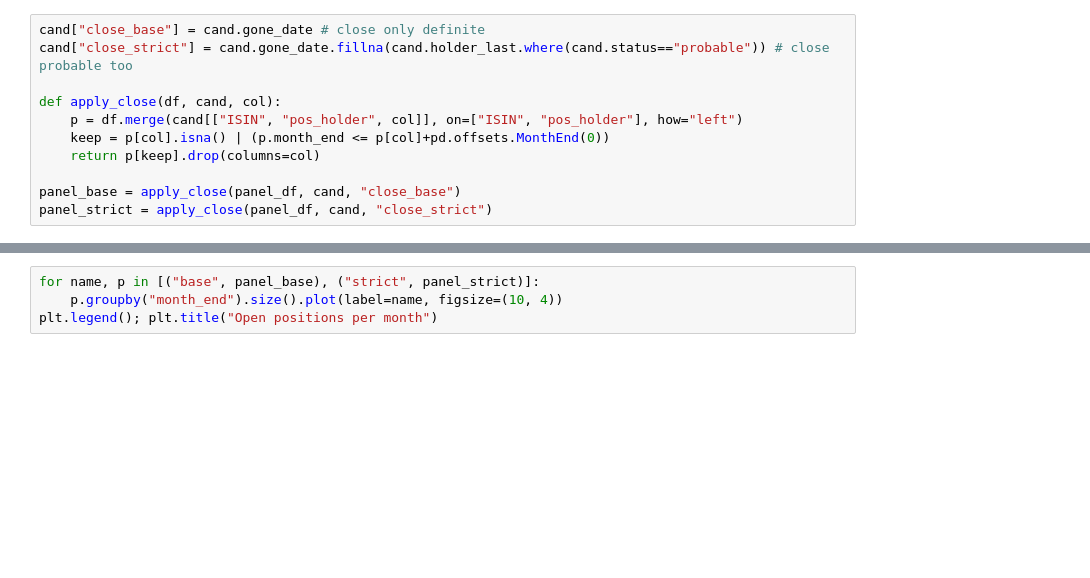
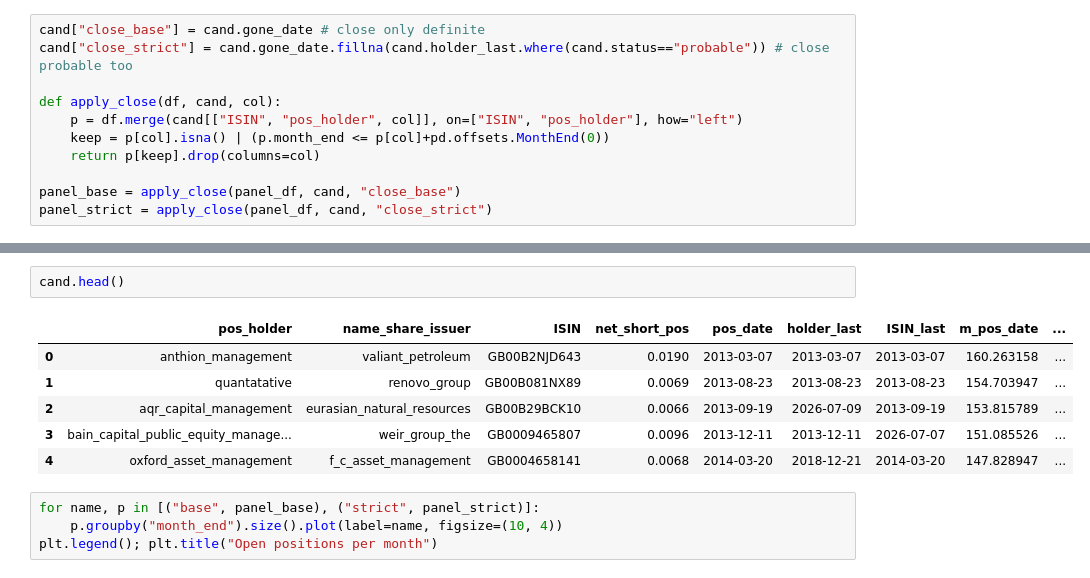
Before and after one commit to nithinpremkumar1999/uk-short-crowding, a Jupyter notebook: notebooks/exploratory_data_analysis.ipynb, the cells around one changed output, grey strips where cells are left out. Cells and saved outputs as stored; diff of their text form; blank space fills up the shorter version.

```diff
--- a/notebooks/exploratory_data_analysis.ipynb
+++ b/notebooks/exploratory_data_analysis.ipynb
@@ -280,3 +289,12 @@ panel_strict = apply_close(panel_df, cand, "close_strict")
+# %%
+cand.head()
+# %% [output]
+|  | pos_holder | name_share_issuer | ISIN | net_short_pos | pos_date | holder_last | ISIN_last | m_pos_date | ... |
+| 0 | anthion_management | valiant_petroleum | GB00B2NJD643 | 0.0190 | 2013-03-07 | 2013-03-07 | 2013-03-07 | 160.263158 | ... |
+| 1 | quantatative | renovo_group | GB00B081NX89 | 0.0069 | 2013-08-23 | 2013-08-23 | 2013-08-23 | 154.703947 | ... |
+| 2 | aqr_capital_management | eurasian_natural_resources | GB00B29BCK10 | 0.0066 | 2013-09-19 | 2026-07-09 | 2013-09-19 | 153.815789 | ... |
+| 3 | bain_capital_public_equity_manage... | weir_group_the | GB0009465807 | 0.0096 | 2013-12-11 | 2013-12-11 | 2026-07-07 | 151.085526 | ... |
+| 4 | oxford_asset_management | f_c_asset_management | GB0004658141 | 0.0068 | 2014-03-20 | 2018-12-21 | 2014-03-20 | 147.828947 | ... |
 # %%
 for name, p in [("base", panel_base), ("strict", panel_strict)]:
     p.groupby("month_end").size().plot(label=name, figsize=(10, 4))
```
Also changed, not shown: parts of 5 cells of this notebook, 5 other files.
